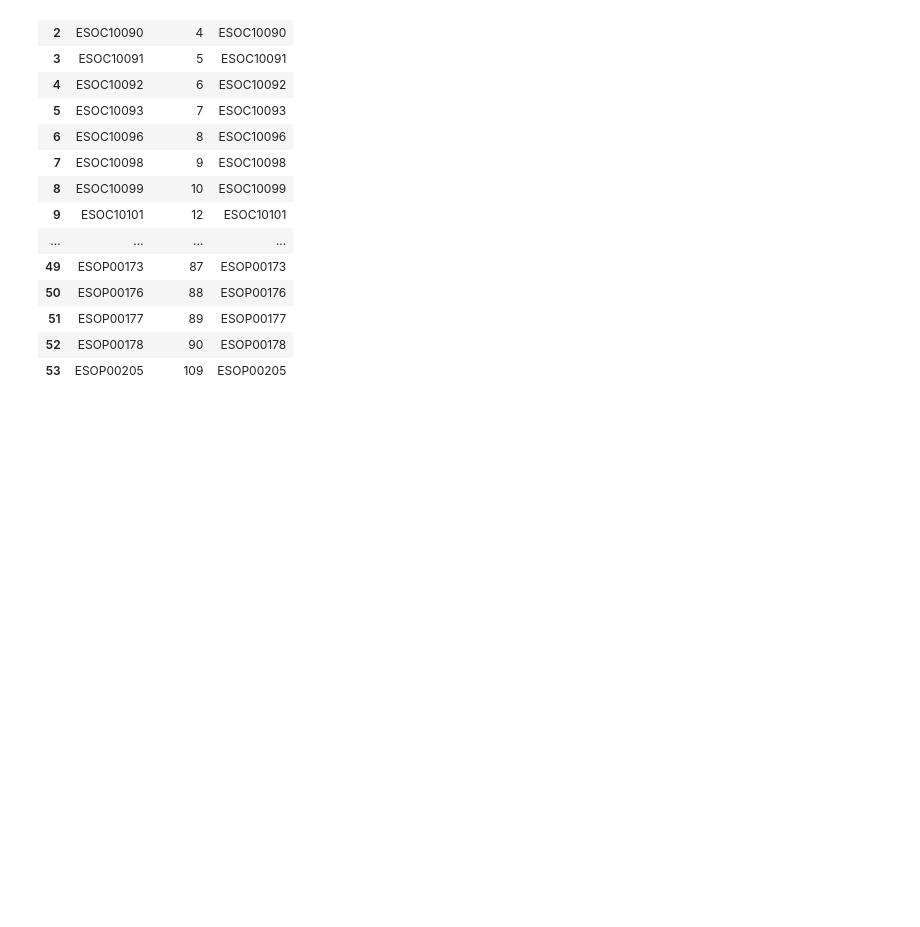
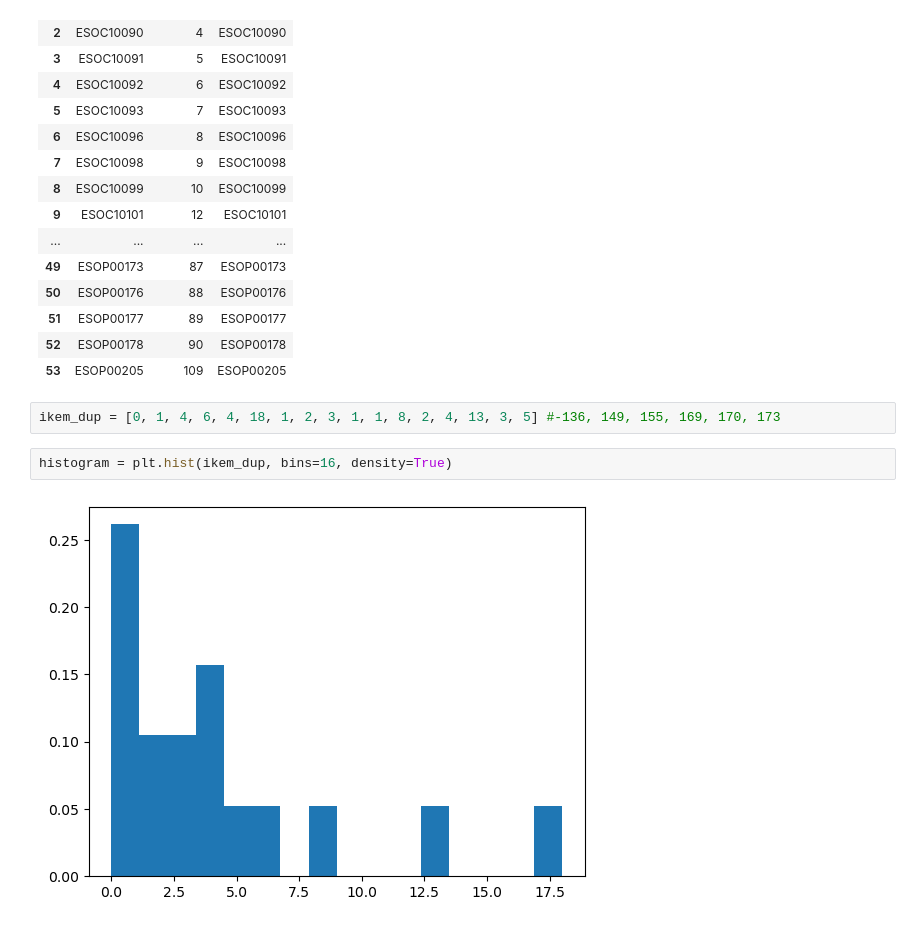
Before and after one commit to Yeshterca/ESO, a Jupyter notebook: General/SVMC/data_explore.ipynb, the cells around one changed output. Cells and saved outputs as stored; diff of their text form; blank space fills up the shorter version.

Commit message:
plot histogram of DUP - IKEM

```diff
--- a/General/SVMC/data_explore.ipynb
+++ b/General/SVMC/data_explore.ipynb
@@ -113,3 +114,9 @@ matching_df
 | 51 | ESOP00177 | 89 | ESOP00177 |
 | 52 | ESOP00178 | 90 | ESOP00178 |
 | 53 | ESOP00205 | 109 | ESOP00205 |
+# %%
+ikem_dup = [0, 1, 4, 6, 4, 18, 1, 2, 3, 1, 1, 8, 2, 4, 13, 3, 5] #-136, 149, 155, 169, 170, 173
+# %%
+histogram = plt.hist(ikem_dup, bins=16, density=True)
+# %% [output]
+[figure, added]
```
Also changed, not shown: parts of 1 cell of this notebook.
